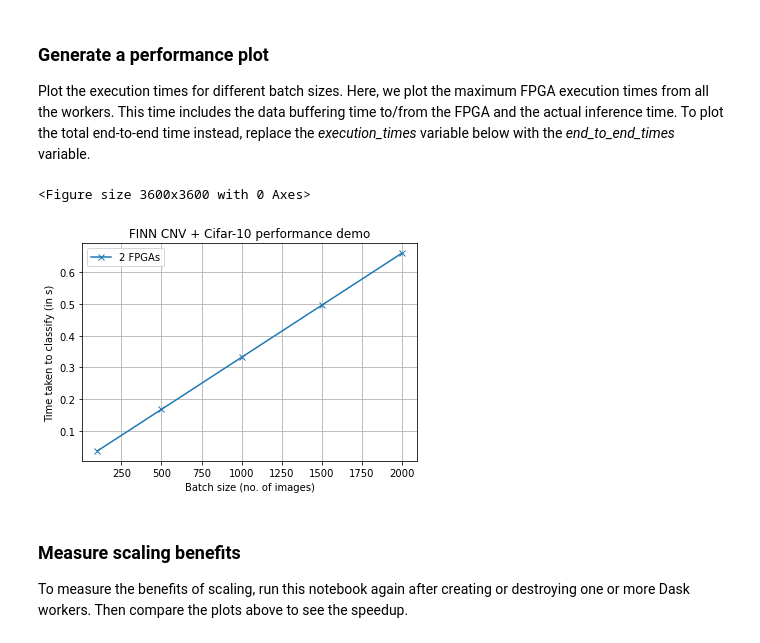
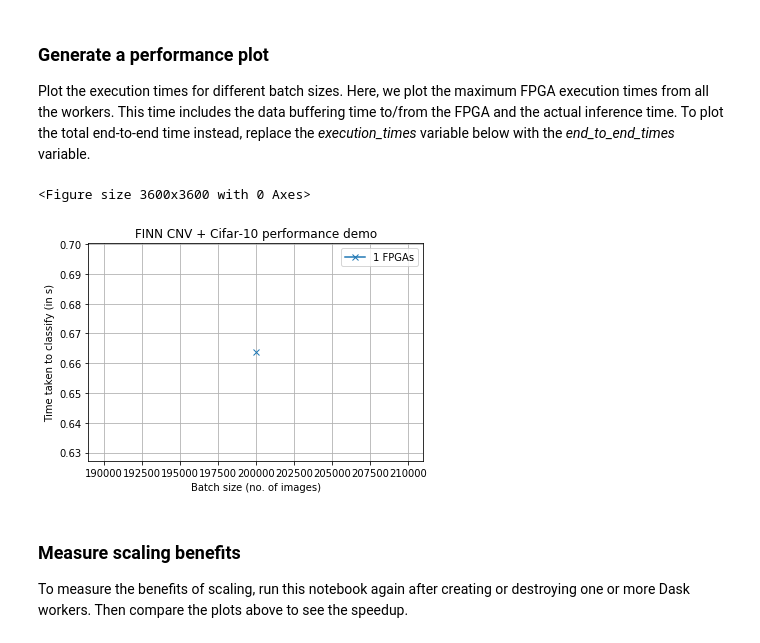
Before and after one commit to abs-tudelft/octoray, a Jupyter notebook: cnv_w1a1_u50/dask.ipynb, the cells around one changed output. Drawn from its saved outputs; the diff is of its cells as text; code cells hidden in the pictures.

```diff
--- a/cnv_w1a1_u50/dask.ipynb
+++ b/cnv_w1a1_u50/dask.ipynb
@@ -13,9 +13,15 @@ XCLBIN_PATH_DEFAULT => Default path for the .xclbin file if one not provided via
 
 DEVICE_NAME_DEFAULT => Default name for the FPGA device if one not provided via command line args
 # %%
-BATCH_SIZES = [100, 500, 1000, 1500, 2000, 2500, 3000, 3500, 4500, 5000, 10000, 20000, 50000, 100000, 150000, 200000]
+BATCH_SIZES = [80000] #[1000, 5000, 10000, 20000] #, 2500, 3000, 3500, 4500, 5000, 10000, 20000, 50000, 100000, 150000, 200000]
+# BATCH_SIZES = [1900000]
 PLATFORM = "alveo"
-XCLBIN_PATH_DEFAULT = "bitstreams/a_u280.xclbin"
+XCLBIN_PATH_DEFAULT = "bitstreams/a.xclbin"
+XCLBIN_PATH_DOUBLE = "bitstreams/a_u280_2cu.xclbin"
+XCLBIN_PATH_QUAD = "bitstreams/a_u280_4CU.xclbin"
+XCLBIN_PATH_SIX = "bitstreams/a_u280_8cu.xclbin"
+XCLBIN_PATH_OCTO = "bitstreams/a_u280_8cuhyb.xclbin"
+
 DEVICE_NAME_DEFAULT = "xilinx_u280_xdma_201920_3"
 XRT_ENV_PATH = "/opt/xilinx/xrt/setup.sh"
 SPAWN_PATH = "/mnt/scratch/ldierick/octoray/cnv_w1a1_u50"
@@ -23,12 +29,12 @@ SPAWN_PATH = "/mnt/scratch/ldierick/octoray/cnv_w1a1_u50"
 import json
 config = {
     "scheduler":"10.1.212.127",
-    "hosts":["10.1.212.127"],
+    "hosts":["10.1.212.126","10.1.212.127"],
     "connect_options":{"port":22,"xrt":XRT_ENV_PATH,"dir":SPAWN_PATH},
-    "worker_options":{"nthreads":1,"n_workers":1,"preload":"pynqimport.py","nanny":"0","memory_limit":0},
+    "worker_options":{"nthreads":1,"n_workers":2,"preload":"pynqimport.py","nanny":"0","memory_limit":0},
     "scheduler_options":{"port":8786},
     "worker_class":"distributed.Worker",
-    "overlay": XCLBIN_PATH_DEFAULT
+    "overlay": XCLBIN_PATH_DOUBLE
 }
 
 with open("cluster_config.json","w") as f:
@@ -56,8 +62,8 @@ Here, we define the Python method which will be executed on each of the Dask wor
 
 The little dance with the forking logic is needed since Pynq (used internally by *FINNAccelDriver*) cannot run in a non-main thread, which is how a Dask worker runs.
 # %%
-def run_on_worker(ibuf_normal, index):
-    print("Received ", len(ibuf_normal), "images for classification")
+def run_on_worker_2(ibuf_normal, index):
+#     print("Received ", len(ibuf_normal), "images for classification")
     from multiprocessing import Process,Queue
     import numpy as np
     import time
@@ -65,12 +71,14 @@ def run_on_worker(ibuf_normal, index):
     def forked_process(queue, ibuf_normal):
         from driver import FINNAccelDriver
         from pynq.ps import Clocks
+        import os
 
         batch_size = len(ibuf_normal)
+        print(f"B: {batch_size}")
 
         device_name = os.environ.get('DEVICE_NAME', DEVICE_NAME_DEFAULT)
         xclbin_path = os.environ.get('XCLBIN_PATH', XCLBIN_PATH_DEFAULT)
-        print("Using parameters: DEVICE_NAME =", device_name, " XCLBIN_PATH =", xclbin_path, " PLATFORM =", PLATFORM)
+#         print("Using parameters: DEVICE_NAME =", device_name, " XCLBIN_PATH =", xclbin_path, " PLATFORM =", PLATFORM)
 
         finnDriver = FINNAccelDriver(batch_size, xclbin_path, PLATFORM, device_name)
         ibuf_folded = finnDriver.fold_input(ibuf_normal)
@@ -111,5 +119,5 @@ def run_on_worker(ibuf_normal, index):
     result = queue.get()
     p.join()
     t1_total = time.time()
-    print("TOTAL EXECUTION TIME ON THIS WORKER (s): ", t1_total - t0_total)
+#     print("TOTAL EXECUTION TIME ON THIS WORKER (s): ", t1_total - t0_total)
     return result
@@ -200,24 +321,24 @@ Plot the execution times for different batch sizes. Here, we plot the maximum FP
 # %%
 import numpy as np
 import matplotlib.pyplot as plt
 f = plt.figure(figsize=(50,50))
-x = BATCH_SIZES
+x = BATCH_SIZES[:3]
 f = plt.figure()
 
 y2 = execution_times
-plt.plot(x, y2, label = "2 FPGAs", marker='x')
+plt.plot(x, y2, label = "1 FPGAs", marker='x')
 
 plt.xlabel('Batch size (no. of images)')
 plt.ylabel('Time taken to classify (in s)')
 plt.title('FINN CNV + Cifar-10 performance demo')
 
 plt.legend()
 plt.grid()
 
 f.savefig("cnv-1-vs-2.png", bbox_inches='tight', dpi=150)
 # %% [output]
 <Figure size 3600x3600 with 0 Axes>
-[figure, old version]
+[figure, new version]
 # %% [markdown]
 ### Measure scaling benefits
 To measure the benefits of scaling, run this notebook again after creating or destroying one or more Dask workers. Then compare the plots above to see the speedup.
```
Also changed, not shown: parts of 6 cells of this notebook, 3 other files.
